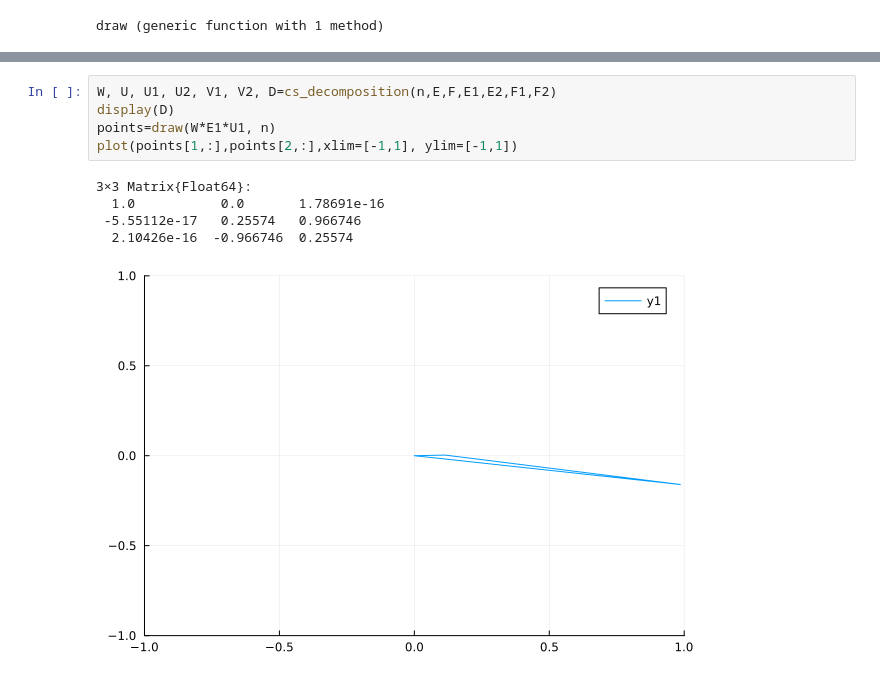
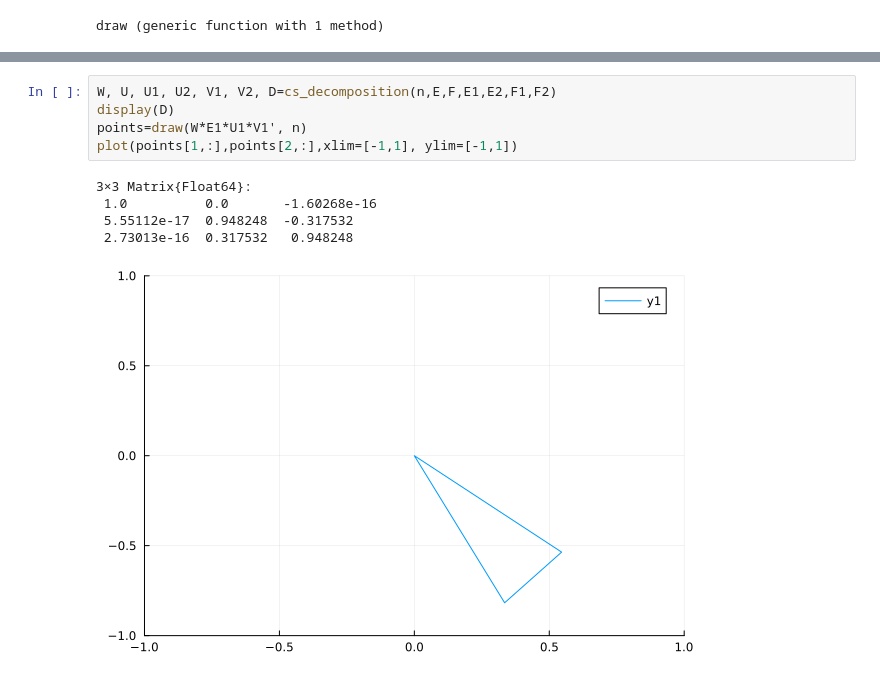
Before and after one commit to MDuqi/CSD-Polygons, a Jupyter notebook: Polygon_Transformation.ipynb, the cells around one changed output, grey strips where cells are left out. Cells and saved outputs as stored; diff of their text form.

```diff
--- a/Polygon_Transformation.ipynb
+++ b/Polygon_Transformation.ipynb
@@ -70,11 +70,11 @@ plot(points[1,:],points[2,:],xlim=[-1,1], ylim=[-1,1])
 # %%
 W, U, U1, U2, V1, V2, D=cs_decomposition(n,E,F,E1,E2,F1,F2)
 display(D)
-points=draw(W*E1*U1, n)
+points=draw(W*E1*U1*V1', n)
 plot(points[1,:],points[2,:],xlim=[-1,1], ylim=[-1,1])
 # %% [output]
 3×3 Matrix{Float64}:
-  1.0           0.0       1.78691e-16
- -5.55112e-17   0.25574   0.966746
-  2.10426e-16  -0.966746  0.25574
+ 1.0          0.0       -1.60268e-16
+ 5.55112e-17  0.948248  -0.317532
+ 2.73013e-16  0.317532   0.948248
-[figure, old version]
+[figure, new version]
```
Also changed, not shown: parts of 3 cells of this notebook, 3 other files.
